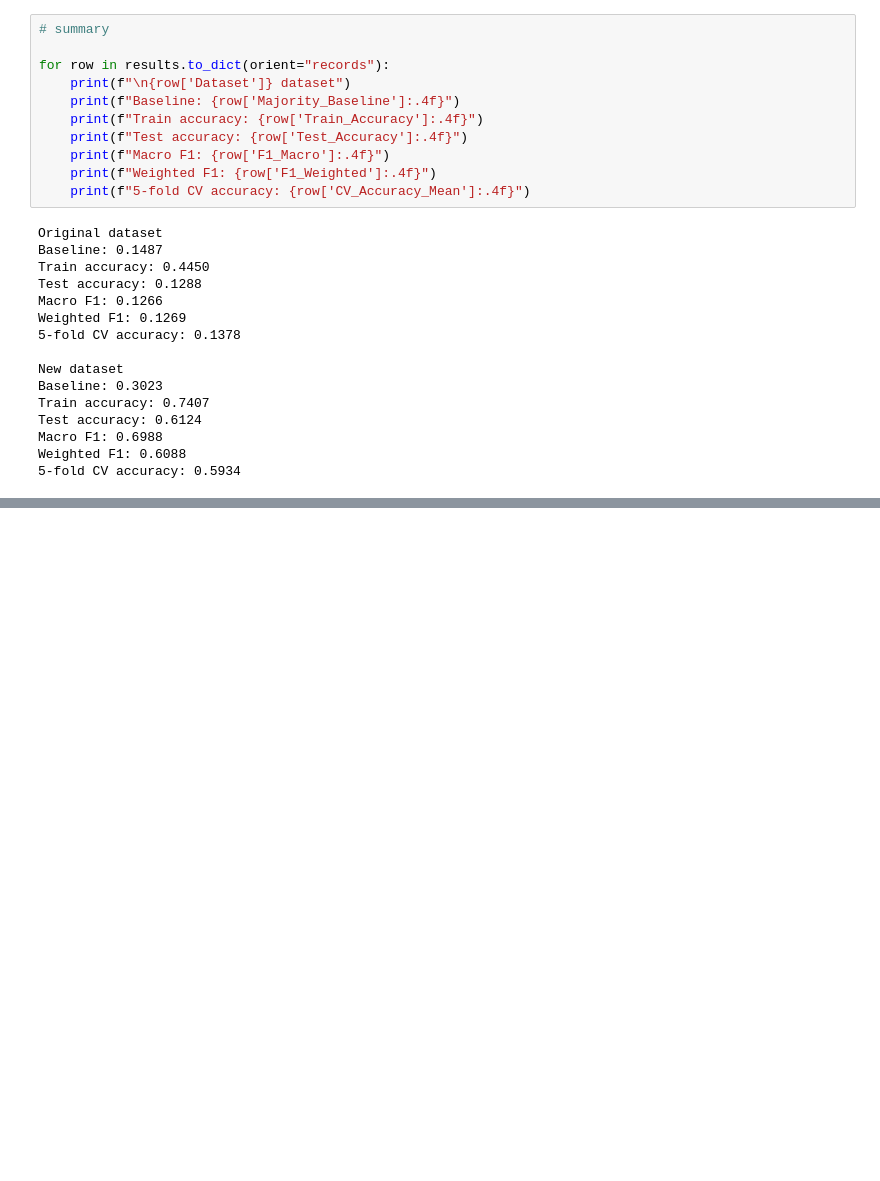
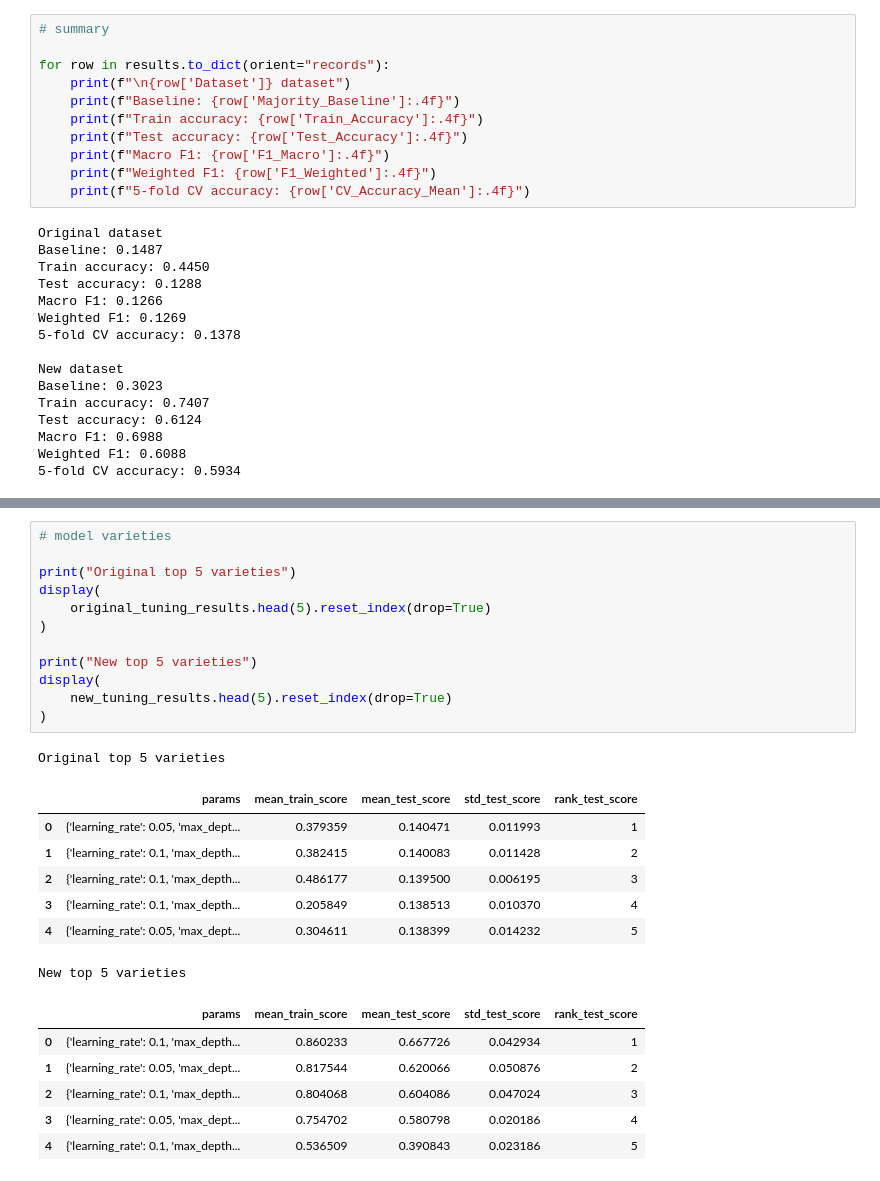
Before and after one commit to Kashmira-SK/crop-soil-fertilizer, a Jupyter notebook: notebooks/models/Gradient_Boosting.ipynb, the cells around one changed output, grey strips where cells are left out. Drawn from its saved outputs; the diff is of its cells as text; blank space fills up the shorter version.

```diff
--- a/notebooks/models/Gradient_Boosting.ipynb
+++ b/notebooks/models/Gradient_Boosting.ipynb
@@ -447,0 +413,27 @@ for row in tuned_comparison.to_dict(orient="records"):
+# %%
+# model varieties
+
+print("Original top 5 varieties")
+display(
+    original_tuning_results.head(5).reset_index(drop=True)
+)
+
+print("New top 5 varieties")
+display(
+    new_tuning_results.head(5).reset_index(drop=True)
+)
+# %% [output]
+Original top 5 varieties
+|  | params | mean_train_score | mean_test_score | std_test_score | rank_test_score |
+| 0 | {'learning_rate': 0.05, 'max_dept... | 0.379359 | 0.140471 | 0.011993 | 1 |
+| 1 | {'learning_rate': 0.1, 'max_depth... | 0.382415 | 0.140083 | 0.011428 | 2 |
+| 2 | {'learning_rate': 0.1, 'max_depth... | 0.486177 | 0.139500 | 0.006195 | 3 |
+| 3 | {'learning_rate': 0.1, 'max_depth... | 0.205849 | 0.138513 | 0.010370 | 4 |
+| 4 | {'learning_rate': 0.05, 'max_dept... | 0.304611 | 0.138399 | 0.014232 | 5 |
+New top 5 varieties
+|  | params | mean_train_score | mean_test_score | std_test_score | rank_test_score |
+| 0 | {'learning_rate': 0.1, 'max_depth... | 0.860233 | 0.667726 | 0.042934 | 1 |
+| 1 | {'learning_rate': 0.05, 'max_dept... | 0.817544 | 0.620066 | 0.050876 | 2 |
+| 2 | {'learning_rate': 0.1, 'max_depth... | 0.804068 | 0.604086 | 0.047024 | 3 |
+| 3 | {'learning_rate': 0.05, 'max_dept... | 0.754702 | 0.580798 | 0.020186 | 4 |
+| 4 | {'learning_rate': 0.1, 'max_depth... | 0.536509 | 0.390843 | 0.023186 | 5 |
```
Also changed, not shown: parts of 12 cells of this notebook, 39 other files.
